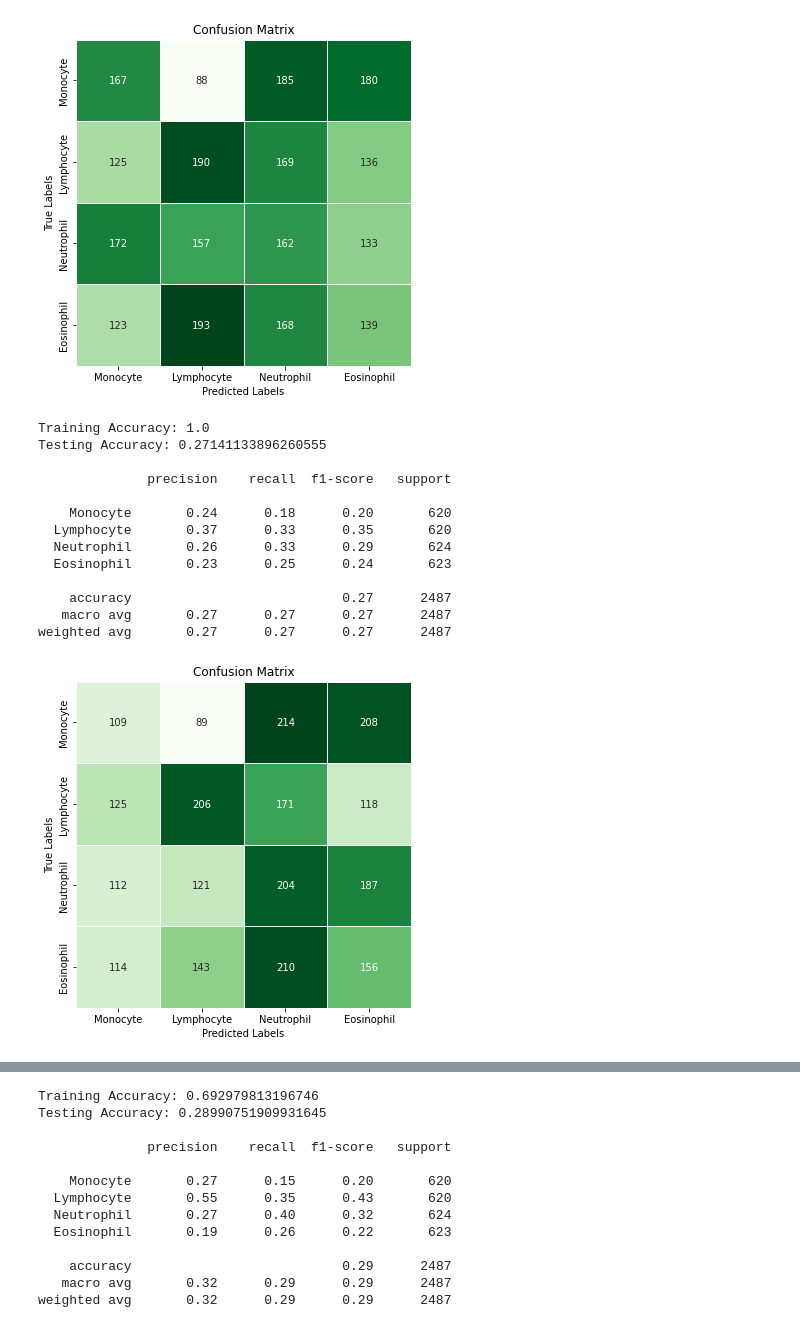
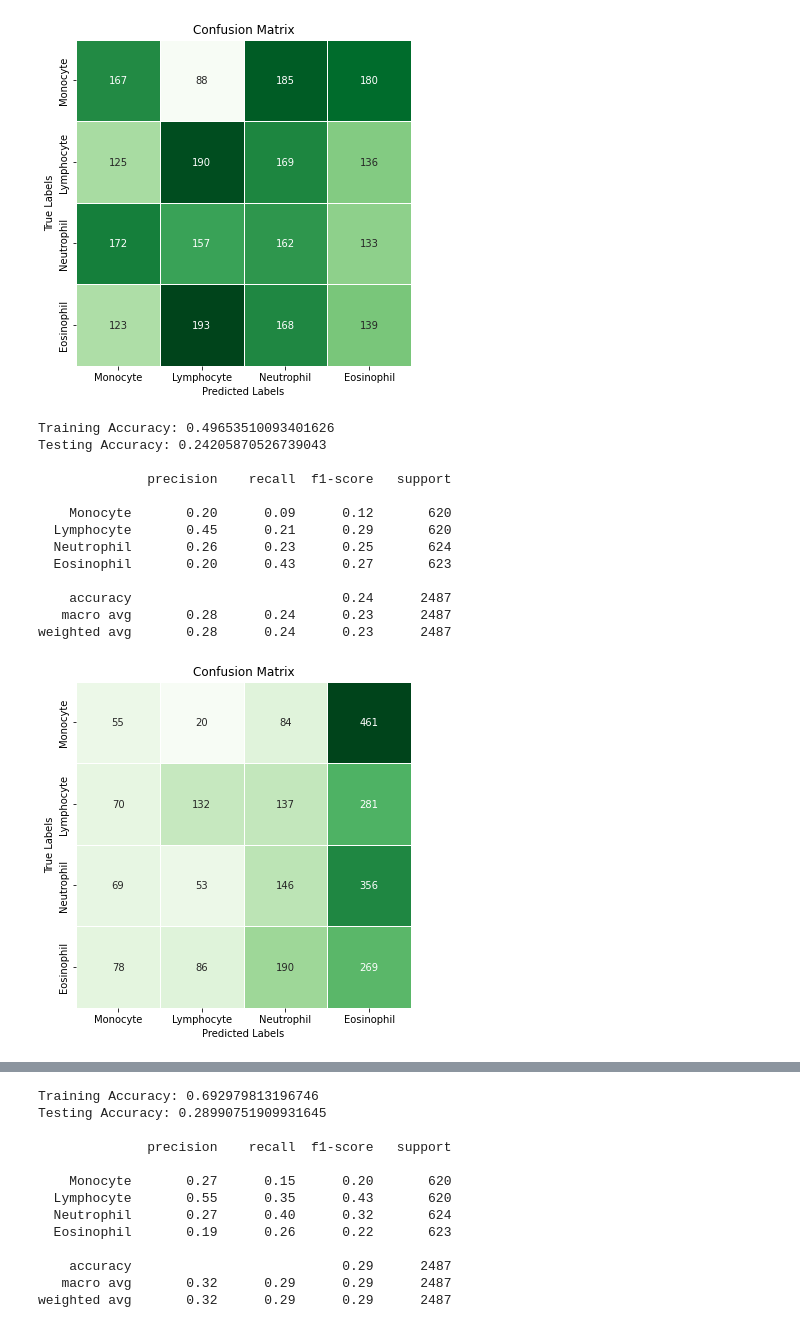
Before and after one commit to noamya-sh/Blood-Cells-ML-Course, a Jupyter notebook: Final Project - Blood cells.ipynb, the cells around one changed output, grey strips where cells are left out. Drawn from its saved outputs; the diff is of its cells as text; code cells hidden in the pictures.

```diff
--- a/Final Project - Blood cells.ipynb
+++ b/Final Project - Blood cells.ipynb
@@ -450,5 +452,8 @@ for i in range(40):
 # %%
 df_train_reduced_pca.to_csv('train_reduce.csv', index=False)
 df_test_reduced_pca.to_csv('test_reduce.csv', index=False)
+# %%
+df_train_reduced_pca = pd.read_csv('train_pca_mpool.csv')
+df_test_reduced_pca = pd.read_csv('test_pca_mpool.csv')
 # %% [markdown]
 # Models
@@ -492,7 +497,7 @@ def plot_confusion_matrix(model, X_train, y_train, X_test, y_test):
     # Show the plot
     plt.show()
 # %%
-X_train, y_train = df_test_reduced_pca.iloc[:, :-1], df_train_reduced_pca.iloc[:, -1]
+X_train, y_train = df_train_reduced_pca.iloc[:, :-1], df_train_reduced_pca.iloc[:, -1]
 X_test, y_test = df_test_reduced_pca.iloc[:, :-1], df_test_reduced_pca.iloc[:, -1]
 # %% [markdown]
 ### Scaling
@@ -931,9 +979,3 @@ We wanted to compare the results we have achieved so far against grayscale image
 # %%
-xtr_g, ytr_g = load_dataset(train_dir,'GRAY')
-xte_g, yte_g = load_dataset(test_dir,'GRAY')
-train_g = pd.DataFrame(np.array(xtr_g).reshape(-1, 19200))
-test_g = pd.DataFrame(np.array(xte_g).reshape(-1, 19200))
-train_g['label'] = ytr_g
-test_g['label'] = yte_g
-train_g = shuffle(train_g).reset_index(drop=True)
-test_g = shuffle(test_g).reset_index(drop=True)
+train_g = create_df(train_dir,t='GRAY')
+test_g = create_df(test_dir,t='GRAY')
@@ -1077,20 +1119,20 @@ Testing Accuracy: 0.26457579412947324
 weighted avg       0.26      0.26      0.26      2487
 [figure]
 # %%
-plot_confusion_matrix(DecisionTreeClassifier(random_state=0), X_train_g, train_g.iloc[:, -1], X_test_g, test_g.iloc[:, -1])
+plot_confusion_matrix(DecisionTreeClassifier(random_state=0,max_depth=10), X_train_g, train_g.iloc[:, -1], X_test_g, test_g.iloc[:, -1])
 # %% [output]
-Training Accuracy: 1.0
-Testing Accuracy: 0.27141133896260555
+Training Accuracy: 0.49653510093401626
+Testing Accuracy: 0.24205870526739043
 
               precision    recall  f1-score   support
 
-    Monocyte       0.24      0.18      0.20       620
-  Lymphocyte       0.37      0.33      0.35       620
-  Neutrophil       0.26      0.33      0.29       624
-  Eosinophil       0.23      0.25      0.24       623
+    Monocyte       0.20      0.09      0.12       620
+  Lymphocyte       0.45      0.21      0.29       620
+  Neutrophil       0.26      0.23      0.25       624
+  Eosinophil       0.20      0.43      0.27       623
 
-    accuracy                           0.27      2487
-   macro avg       0.27      0.27      0.27      2487
-weighted avg       0.27      0.27      0.27      2487
+    accuracy                           0.24      2487
+   macro avg       0.28      0.24      0.23      2487
+weighted avg       0.28      0.24      0.23      2487
-[figure, old version]
+[figure, new version]
 # %%
```
Also changed, not shown: parts of 83 cells of this notebook.
